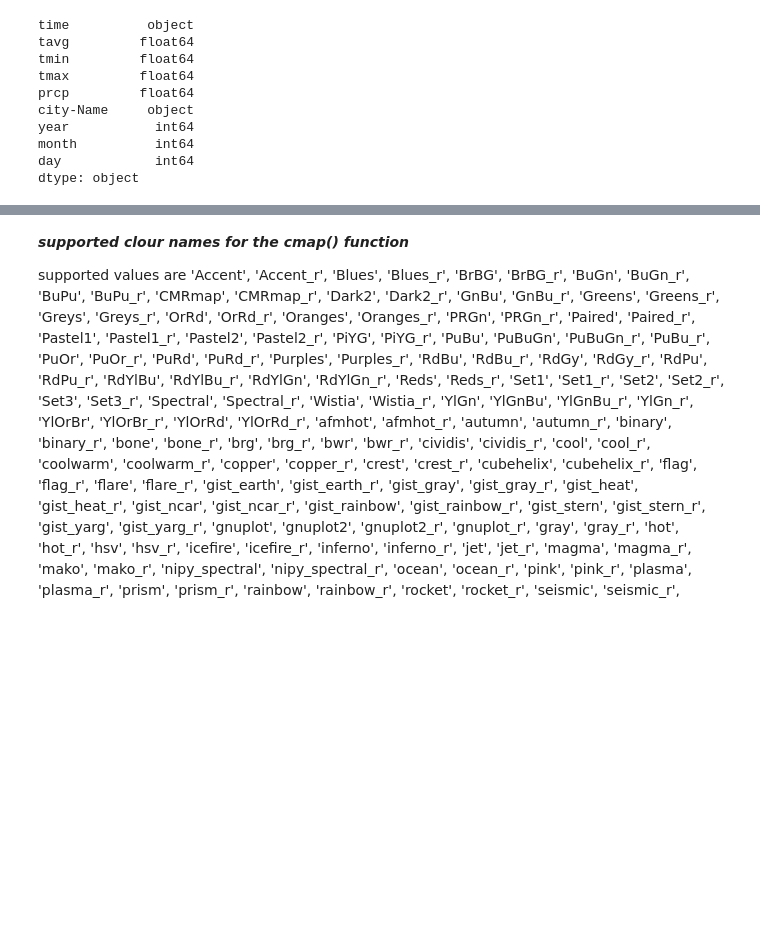
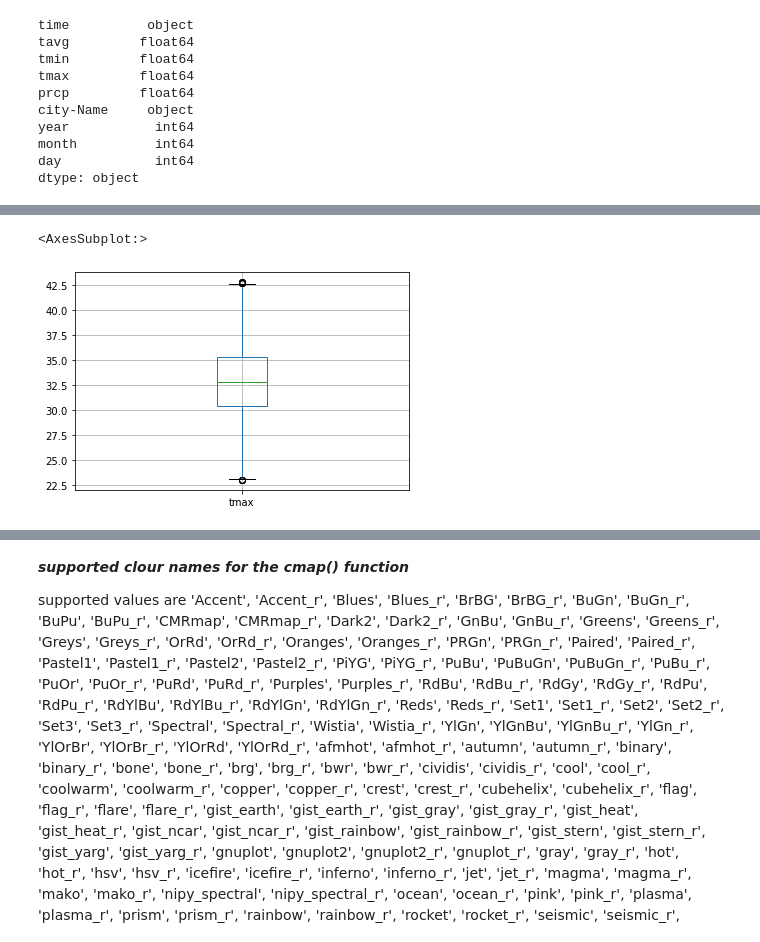
Before and after one commit to Madhukumarmogulla/wheather-data-prediction, a Jupyter notebook: my_project_1(EDA).ipynb, the cells around one changed output, grey strips where cells are left out. Drawn from its saved outputs; the diff is of its cells as text; code cells hidden in the pictures; blank space fills up the shorter version.

```diff
--- a/my_project_1(EDA).ipynb
+++ b/my_project_1(EDA).ipynb
@@ -241,3 +327,6 @@ sns.boxplot(bhubhneshwar['tmin'])
 # %%
-sns.boxplot(bhubhneshwar['tmax'])
+bhubhneshwar.boxplot(column=['tmax'],grid=True,fontsize='10',)
+# %% [output]
+<AxesSubplot:>
+[figure, added]
 # %%
```
Also changed, not shown: parts of 60 cells of this notebook.
